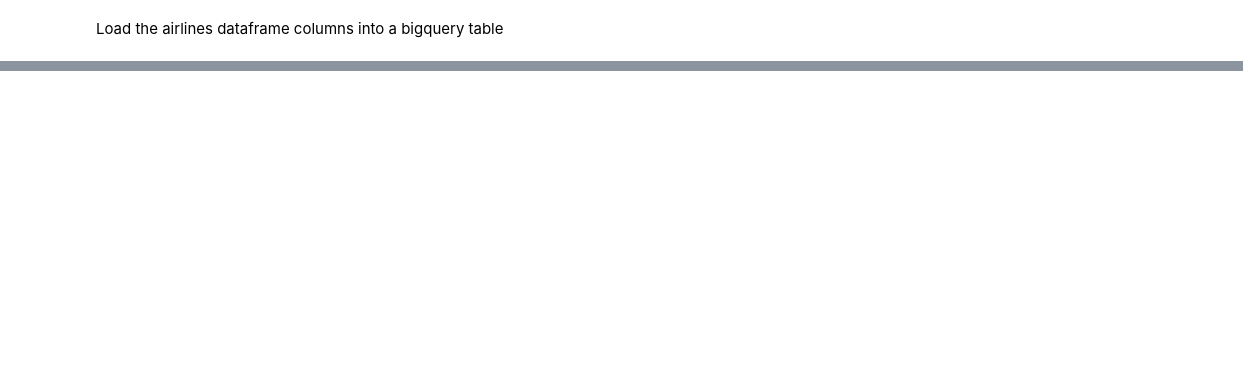
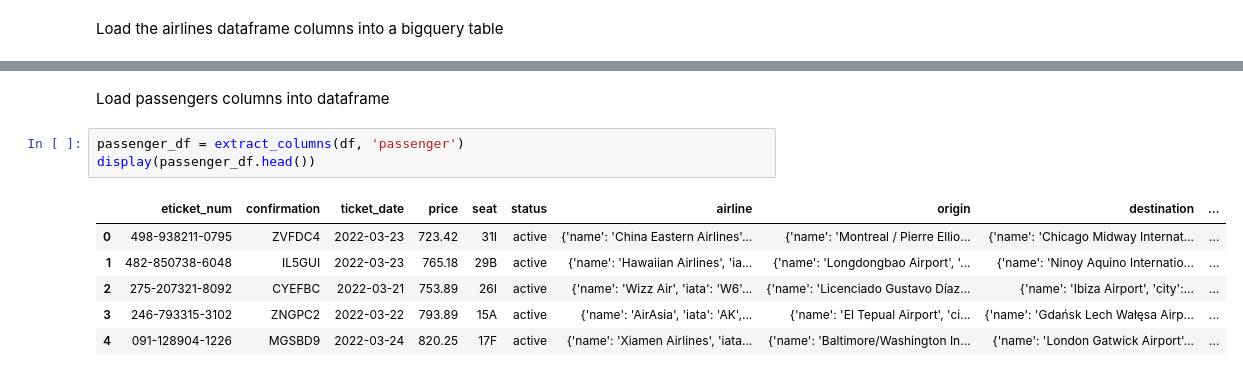
Before and after one commit to thehalfkoreanzombie/CR-8-Data-Modeling, a Jupyter notebook: main.ipynb, the cells around one changed output, grey strips where cells are left out. Saved outputs shown, nothing was run; the diff lists cells and outputs as text; blank space fills up the shorter version.

```diff
--- a/main.ipynb
+++ b/main.ipynb
@@ -181,0 +298,12 @@ Load the airlines dataframe columns into a bigquery table
+# %% [markdown]
+Load passengers columns into dataframe
+# %%
+passenger_df = extract_columns(df, 'passenger')
+display(passenger_df.head())
+# %% [output]
+|  | eticket_num | confirmation | ticket_date | price | seat | status | airline | origin | destination | ... |
+| 0 | 498-938211-0795 | ZVFDC4 | 2022-03-23 | 723.42 | 31I | active | {'name': 'China Eastern Airlines'... | {'name': 'Montreal / Pierre Ellio... | {'name': 'Chicago Midway Internat... | ... |
+| 1 | 482-850738-6048 | IL5GUI | 2022-03-23 | 765.18 | 29B | active | {'name': 'Hawaiian Airlines', 'ia... | {'name': 'Longdongbao Airport', '... | {'name': 'Ninoy Aquino Internatio... | ... |
+| 2 | 275-207321-8092 | CYEFBC | 2022-03-21 | 753.89 | 26I | active | {'name': 'Wizz Air', 'iata': 'W6'... | {'name': 'Licenciado Gustavo Díaz... | {'name': 'Ibiza Airport', 'city':... | ... |
+| 3 | 246-793315-3102 | ZNGPC2 | 2022-03-22 | 793.89 | 15A | active | {'name': 'AirAsia', 'iata': 'AK',... | {'name': 'El Tepual Airport', 'ci... | {'name': 'Gdańsk Lech Wałęsa Airp... | ... |
+| 4 | 091-128904-1226 | MGSBD9 | 2022-03-24 | 820.25 | 17F | active | {'name': 'Xiamen Airlines', 'iata... | {'name': 'Baltimore/Washington In... | {'name': 'London Gatwick Airport'... | ... |
```
Also changed, not shown: parts of 13 cells of this notebook.
